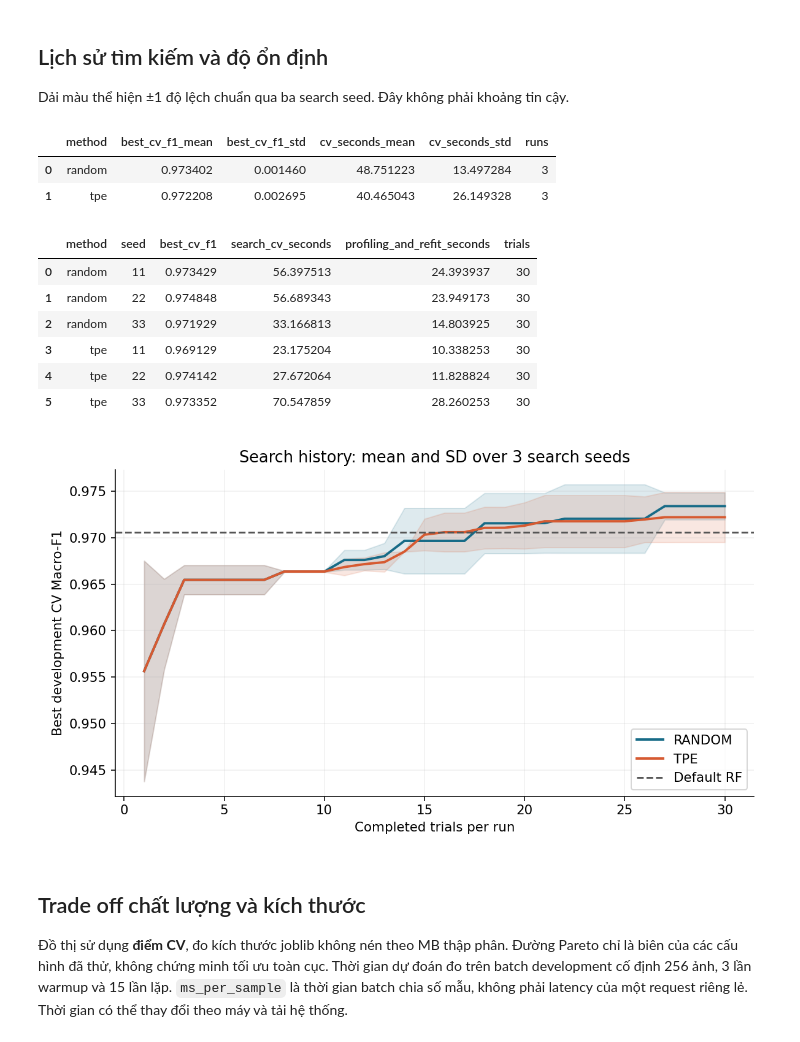
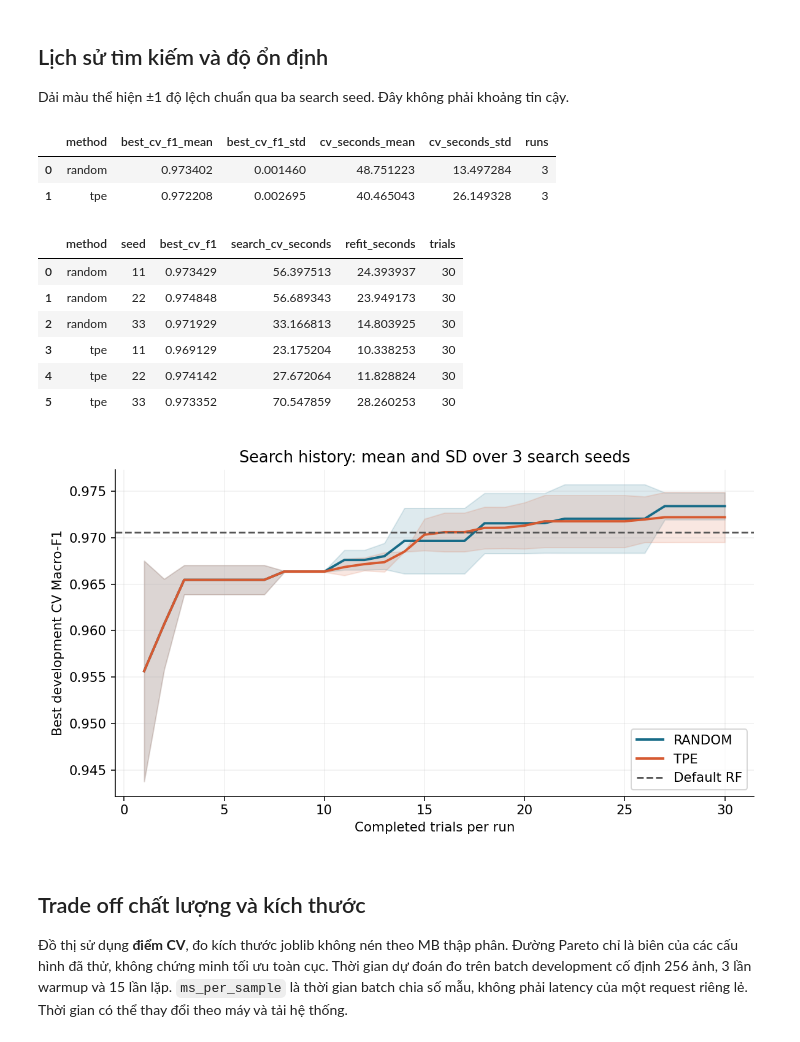
Before and after one commit to TienMoi79/digits-rf-optimization, a Jupyter notebook: notebooks/optimization_walkthrough.ipynb, the cells around one changed output. Saved outputs shown, nothing was run; the diff lists cells and outputs as text; code cells hidden in the pictures.

```diff
--- a/notebooks/optimization_walkthrough.ipynb
+++ b/notebooks/optimization_walkthrough.ipynb
@@ -140,12 +140,12 @@ Dải màu thể hiện ±1 độ lệch chuẩn qua ba search seed. Đây khôn
 # %%
 display(pd.read_csv(OUTPUT / 'search_summary.csv'))
 display(pd.read_csv(OUTPUT / 'best_per_seed.csv'))
-display(Image(filename=str(OUTPUT / 'figures/search_history.png')))
+display(Image(filename=str(ROOT / 'figures/search_history.png')))
 # %% [output]
 |  | method | best_cv_f1_mean | best_cv_f1_std | cv_seconds_mean | cv_seconds_std | runs |
 | 0 | random | 0.973402 | 0.001460 | 48.751223 | 13.497284 | 3 |
 | 1 | tpe | 0.972208 | 0.002695 | 40.465043 | 26.149328 | 3 |
-|  | method | seed | best_cv_f1 | search_cv_seconds | profiling_and_refit_seconds | trials |
+|  | method | seed | best_cv_f1 | search_cv_seconds | refit_seconds | trials |
 | 0 | random | 11 | 0.973429 | 56.397513 | 24.393937 | 30 |
 | 1 | random | 22 | 0.974848 | 56.689343 | 23.949173 | 30 |
 | 2 | random | 33 | 0.971929 | 33.166813 | 14.803925 | 30 |
```
Also changed, not shown: parts of 2 cells of this notebook, 13 other files.
